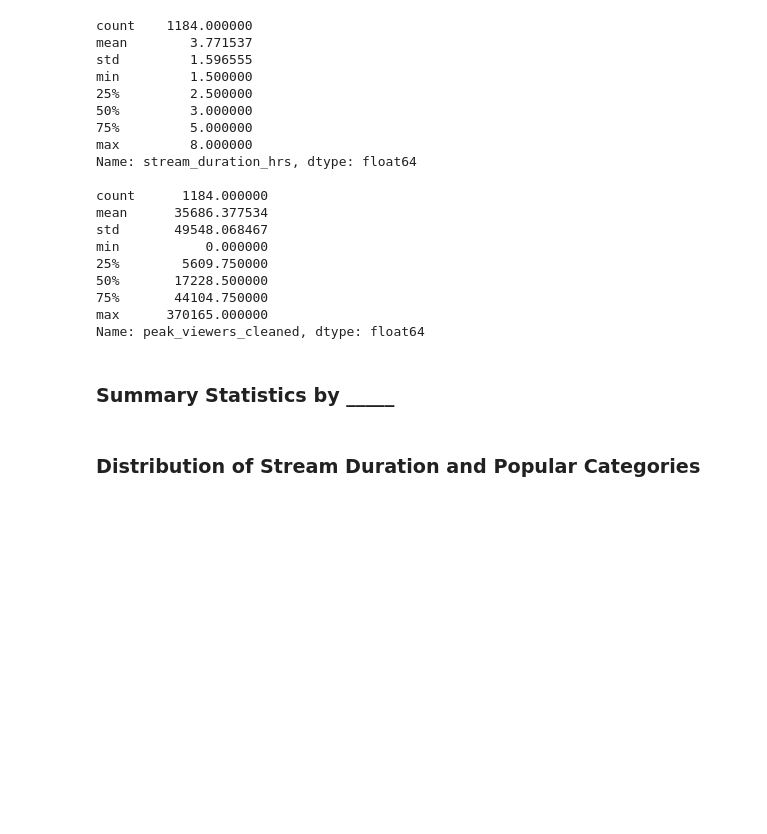
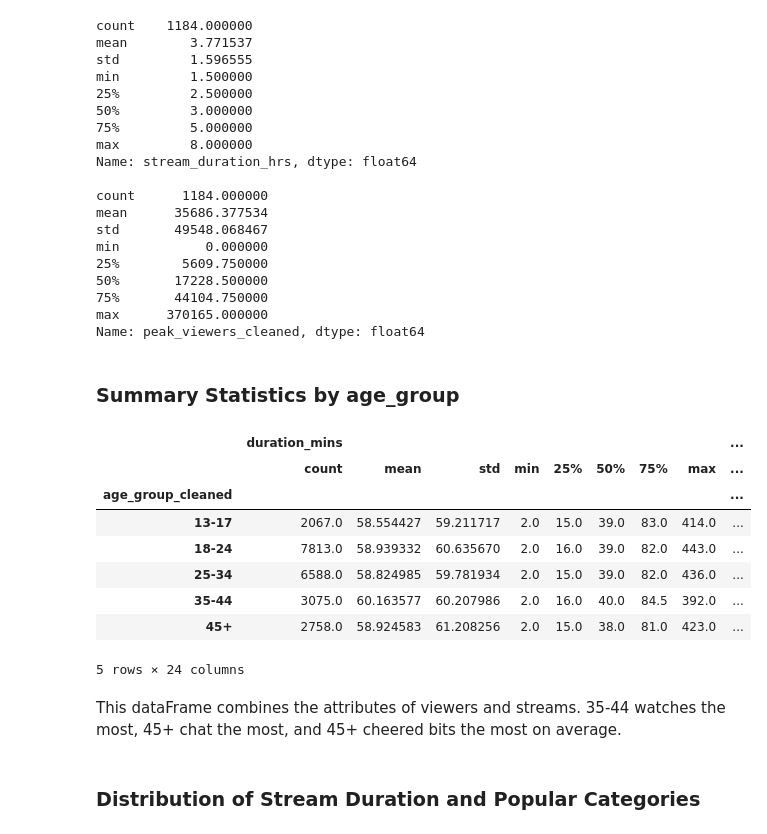
Before and after one commit to ChristianSantos2671/Santos_Christian_A01, a Jupyter notebook: iat461_a1_cs.ipynb, the cells around one changed output. Cells and saved outputs as stored; diff of their text form; code cells hidden in the pictures; blank space fills up the shorter version.

```diff
--- a/iat461_a1_cs.ipynb
+++ b/iat461_a1_cs.ipynb
@@ -1104,7 +1104,27 @@ min           0.000000
 max      370165.000000
 Name: peak_viewers_cleaned, dtype: float64
 # %% [markdown]
-### Summary Statistics by _____
+### Summary Statistics by age_group
+# %%
+df_stream_viewer = (
+    df_sessions
+    .merge(df_streams[["stream_id", "stream_duration_hrs", "peak_viewers_cleaned"]], on="stream_id")
+    .merge(df_viewers[["viewer_id", "age_group_cleaned"]], on="viewer_id")
+)
+
+df_stream_viewer.groupby("age_group_cleaned")[["duration_mins", "chat_messages_sent", "bits_cheered"]].describe()
+# %% [output]
+|  | duration_mins |  |  |  |  |  |  |  | ... |
+|  | count | mean | std | min | 25% | 50% | 75% | max | ... |
+| age_group_cleaned |  |  |  |  |  |  |  |  | ... |
+| 13-17 | 2067.0 | 58.554427 | 59.211717 | 2.0 | 15.0 | 39.0 | 83.0 | 414.0 | ... |
+| 18-24 | 7813.0 | 58.939332 | 60.635670 | 2.0 | 16.0 | 39.0 | 82.0 | 443.0 | ... |
+| 25-34 | 6588.0 | 58.824985 | 59.781934 | 2.0 | 15.0 | 39.0 | 82.0 | 436.0 | ... |
+| 35-44 | 3075.0 | 60.163577 | 60.207986 | 2.0 | 16.0 | 40.0 | 84.5 | 392.0 | ... |
+| 45+ | 2758.0 | 58.924583 | 61.208256 | 2.0 | 15.0 | 38.0 | 81.0 | 423.0 | ... |
+5 rows × 24 columns
+# %% [markdown]
+This dataFrame combines the attributes of viewers and streams. 35-44 watches the most, 45+ chat the most, and 45+ cheered bits the most on average.
 # %% [markdown]
 ### Distribution of Stream Duration and Popular Categories
 # %%
```
Also changed, not shown: parts of 15 cells of this notebook.
